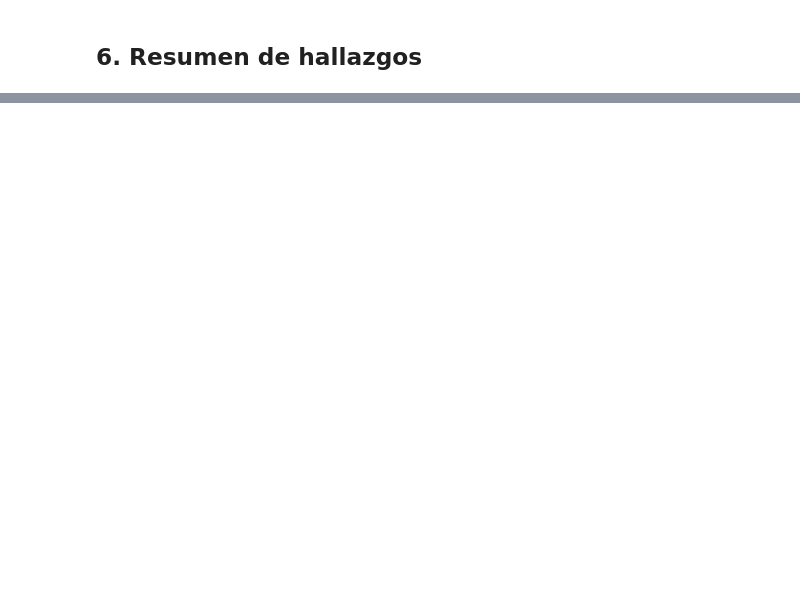
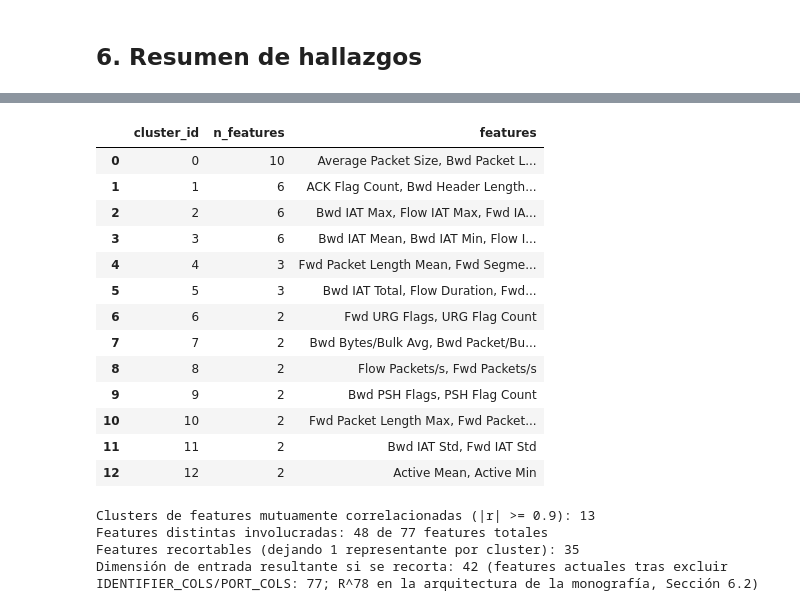
Before and after one commit to JCaceres-R/vae-latent-geometry-nids, a Jupyter notebook: notebooks/eda_cicids2017.ipynb, the cells around one changed output, grey strips where cells are left out. Saved outputs shown, nothing was run; the diff lists cells and outputs as text; code cells hidden in the pictures; blank space fills up the shorter version.

```diff
--- a/notebooks/eda_cicids2017.ipynb
+++ b/notebooks/eda_cicids2017.ipynb
@@ -334,0 +498,68 @@ _(completar a mano tras correr las secciones de arriba sobre el dataset completo
+# %%
+def cluster_correlated_features(pairs: pd.DataFrame) -> list[set[str]]:
+    """Agrupa pares (feature_a, feature_b) en clusters de features mutuamente
+    correlacionadas vía union-find sobre componentes conexas: A-B y B-C correlacionados
+    implica que A, B, C caen en el mismo cluster, aunque A-C no cruce el umbral
+    directamente. Devuelve los clusters ordenados de mayor a menor tamaño.
+    """
+    parent: dict[str, str] = {}
+
+    def find(x: str) -> str:
+        while parent[x] != x:
+            parent[x] = parent[parent[x]]
+            x = parent[x]
+        return x
+
+    def union(a: str, b: str) -> None:
+        ra, rb = find(a), find(b)
+        if ra != rb:
+            parent[ra] = rb
+
+    for a, b in pairs[["feature_a", "feature_b"]].itertuples(index=False, name=None):
+        parent.setdefault(a, a)
+        parent.setdefault(b, b)
+        union(a, b)
+
+    groups: dict[str, set[str]] = {}
+    for node in parent:
+        groups.setdefault(find(node), set()).add(node)
+    return sorted(groups.values(), key=len, reverse=True)
+
+
+clusters = cluster_correlated_features(high_corr_pairs)
+
+cluster_summary = pd.DataFrame([
+    {"cluster_id": i, "n_features": len(c), "features": ", ".join(sorted(c))}
+    for i, c in enumerate(clusters)
+])
+cluster_summary
+# %% [output]
+|  | cluster_id | n_features | features |
+| 0 | 0 | 10 | Average Packet Size, Bwd Packet L... |
+| 1 | 1 | 6 | ACK Flag Count, Bwd Header Length... |
+| 2 | 2 | 6 | Bwd IAT Max, Flow IAT Max, Fwd IA... |
+| 3 | 3 | 6 | Bwd IAT Mean, Bwd IAT Min, Flow I... |
+| 4 | 4 | 3 | Fwd Packet Length Mean, Fwd Segme... |
+| 5 | 5 | 3 | Bwd IAT Total, Flow Duration, Fwd... |
+| 6 | 6 | 2 | Fwd URG Flags, URG Flag Count |
+| 7 | 7 | 2 | Bwd Bytes/Bulk Avg, Bwd Packet/Bu... |
+| 8 | 8 | 2 | Flow Packets/s, Fwd Packets/s |
+| 9 | 9 | 2 | Bwd PSH Flags, PSH Flag Count |
+| 10 | 10 | 2 | Fwd Packet Length Max, Fwd Packet... |
+| 11 | 11 | 2 | Bwd IAT Std, Fwd IAT Std |
+| 12 | 12 | 2 | Active Mean, Active Min |
+# %%
+n_involved = sum(len(c) for c in clusters)
+n_trimmable = sum(len(c) - 1 for c in clusters)  # recorte si se deja 1 representante por cluster
+
+print(f"Clusters de features mutuamente correlacionadas (|r| >= 0.9): {len(clusters)}")
+print(f"Features distintas involucradas: {n_involved} de {len(feature_cols)} features totales")
+print(f"Features recortables (dejando 1 representante por cluster): {n_trimmable}")
+print(f"Dimensión de entrada resultante si se recorta: {len(feature_cols) - n_trimmable} "
+      f"(features actuales tras excluir IDENTIFIER_COLS/PORT_COLS: {len(feature_cols)}; "
+      f"R^78 en la arquitectura de la monografía, Sección 6.2)")
+# %% [output]
+Clusters de features mutuamente correlacionadas (|r| >= 0.9): 13
+Features distintas involucradas: 48 de 77 features totales
+Features recortables (dejando 1 representante por cluster): 35
+Dimensión de entrada resultante si se recorta: 42 (features actuales tras excluir IDENTIFIER_COLS/PORT_COLS: 77; R^78 en la arquitectura de la monografía, Sección 6.2)
```
Also changed, not shown: parts of 36 cells of this notebook, 5 other files.
